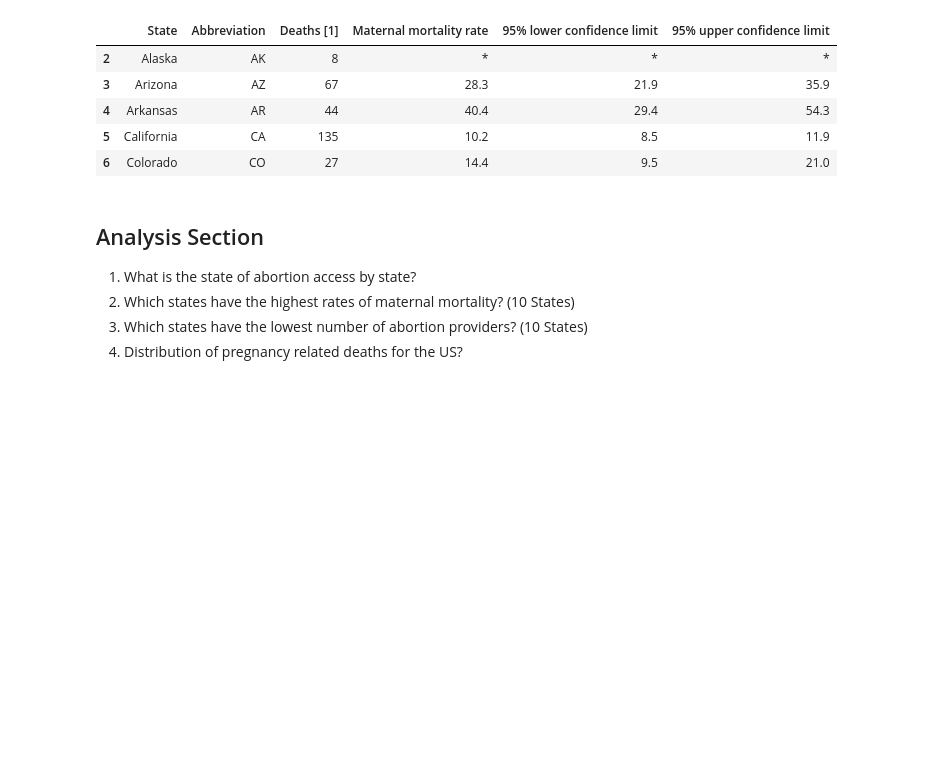
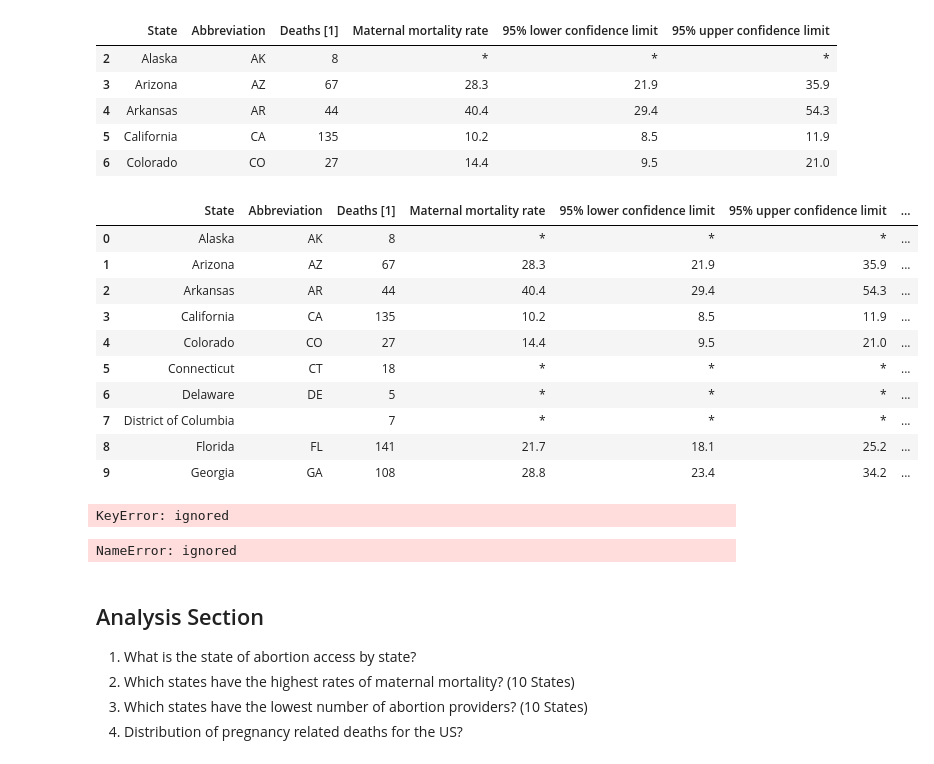
Before and after one commit to TuckerRasbury/00_MaternalMortalityandAbortionRelatedStatistics, a Jupyter notebook: 01_DataWrangling_PublicData.ipynb, the cells around one changed output. Drawn from its saved outputs; the diff is of its cells as text; code cells hidden in the pictures; blank space fills up the shorter version.

```diff
--- a/01_DataWrangling_PublicData.ipynb
+++ b/01_DataWrangling_PublicData.ipynb
@@ -256,3 +256,28 @@ VitalStatistics_df.head()
 | 4 | Arkansas | AR | 44 | 40.4 | 29.4 | 54.3 |
 | 5 | California | CA | 135 | 10.2 | 8.5 | 11.9 |
 | 6 | Colorado | CO | 27 | 14.4 | 9.5 | 21.0 |
+# %%
+## Joining Tables 1 & 2 | Footnote - https://towardsdatascience.com/left-join-with-pandas-data-frames-in-python-c29c85089ba4
+Forecast_raw_df = VitalStatistics_df.merge(guardian_abortiontracker, on='State', how='left')
+Forecast_raw_df.head(10)
+# %% [output]
+|  | State | Abbreviation | Deaths [1] | Maternal mortality rate | 95% lower confidence limit | 95% upper confidence limit | ... |
+| 0 | Alaska | AK | 8 | * | * | * | ... |
+| 1 | Arizona | AZ | 67 | 28.3 | 21.9 | 35.9 | ... |
+| 2 | Arkansas | AR | 44 | 40.4 | 29.4 | 54.3 | ... |
+| 3 | California | CA | 135 | 10.2 | 8.5 | 11.9 | ... |
+| 4 | Colorado | CO | 27 | 14.4 | 9.5 | 21.0 | ... |
+| 5 | Connecticut | CT | 18 | * | * | * | ... |
+| 6 | Delaware | DE | 5 | * | * | * | ... |
+| 7 | District of Columbia |  | 7 | * | * | * | ... |
+| 8 | Florida | FL | 141 | 21.7 | 18.1 | 25.2 | ... |
+| 9 | Georgia | GA | 108 | 28.8 | 23.4 | 34.2 | ... |
+# %%
+### Cleaning Columns - Delete superfluous columns
+# Forecast_raw_df.drop(columns = ['State Abbreviation'])
+# Forecast_raw_df.drop(columns = ['Measure'])
+# Forecast_raw_df.drop(columns = ['Women of Reproductive Age - Raw'])
+
+Forecast_df.head()
+# %% [output]
+KeyError: ignored
@@ -259,3 +295,7 @@ VitalStatistics_df.head()
+# %%
+Forecast_df.describe()
+# %% [output]
+NameError: ignored
 # %% [markdown]
 ## Analysis Section
 
```
Also changed, not shown: parts of 3 cells of this notebook.
